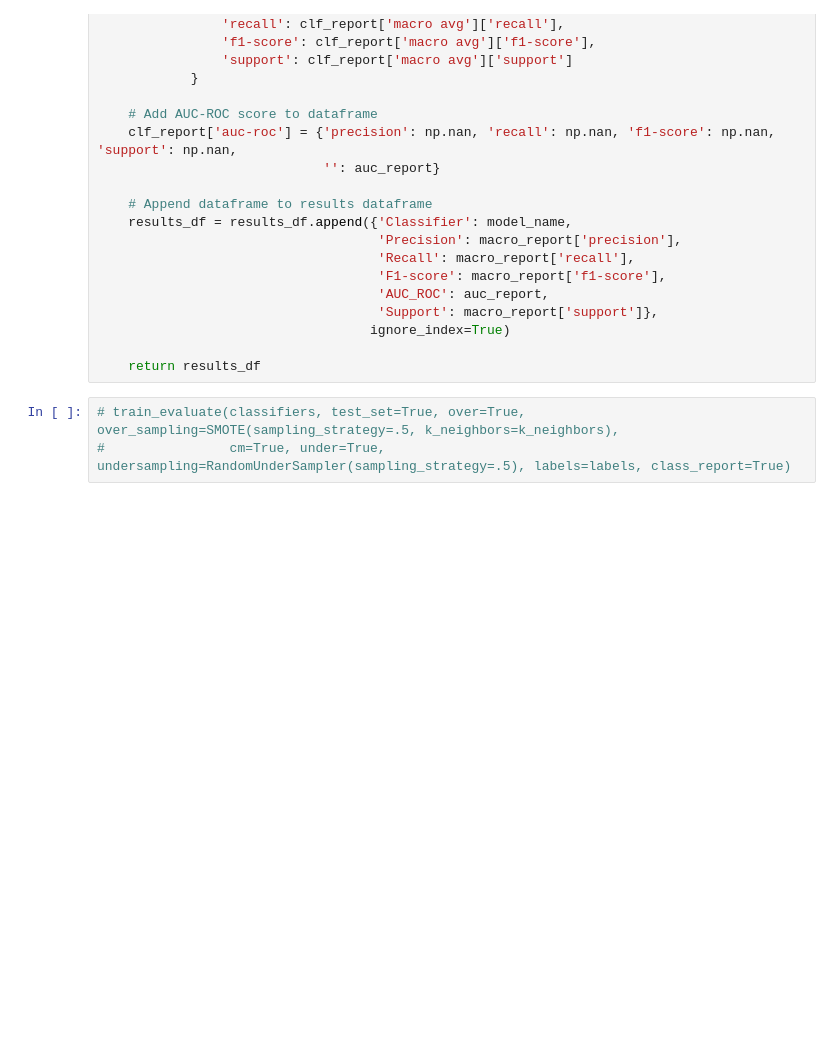
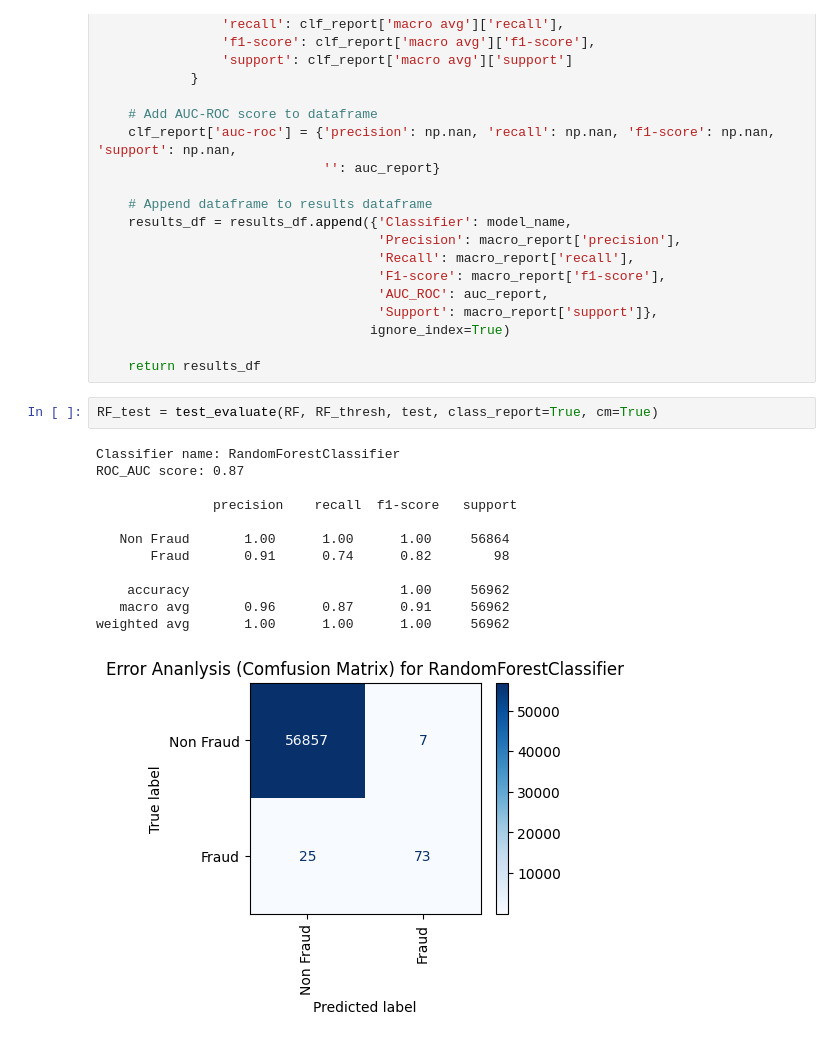
Before and after one commit to KevinChima/Credit-Card-Fraud, a Jupyter notebook: CreditCardFraud.ipynb, the cells around one changed output. Saved outputs shown, nothing was run; the diff lists cells and outputs as text; blank space fills up the shorter version.

```diff
--- a/CreditCardFraud.ipynb
+++ b/CreditCardFraud.ipynb
@@ -1375,6 +1375,18 @@ def test_evaluate(model, best_threshold, test_data, labels=labels, class_report=
                                    ignore_index=True)
 
     return results_df
-# %%
-# train_evaluate(classifiers, test_set=True, over=True, over_sampling=SMOTE(sampling_strategy=.5, k_neighbors=k_neighbors),
-#                cm=True, under=True, undersampling=RandomUnderSampler(sampling_strategy=.5), labels=labels, class_report=True)
+# %%
+RF_test = test_evaluate(RF, RF_thresh, test, class_report=True, cm=True)
+# %% [output]
+Classifier name: RandomForestClassifier
+ROC_AUC score: 0.87
+
+               precision    recall  f1-score   support
+
+   Non Fraud       1.00      1.00      1.00     56864
+       Fraud       0.91      0.74      0.82        98
+
+    accuracy                           1.00     56962
+   macro avg       0.96      0.87      0.91     56962
+weighted avg       1.00      1.00      1.00     56962
+[figure, added]
```
Also changed, not shown: parts of 10 cells of this notebook.
